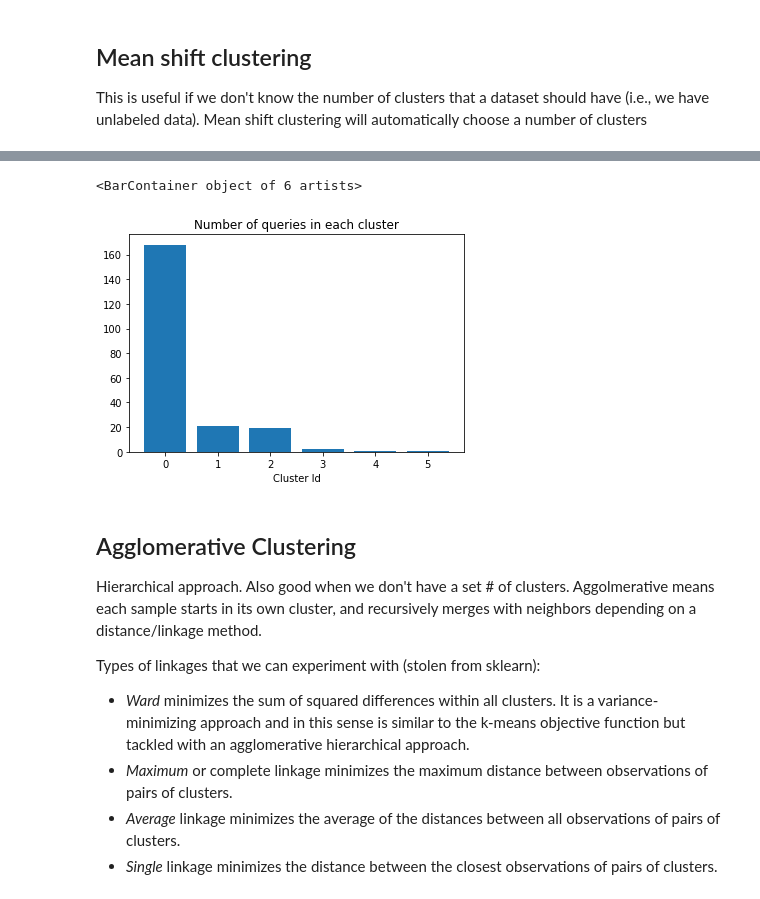
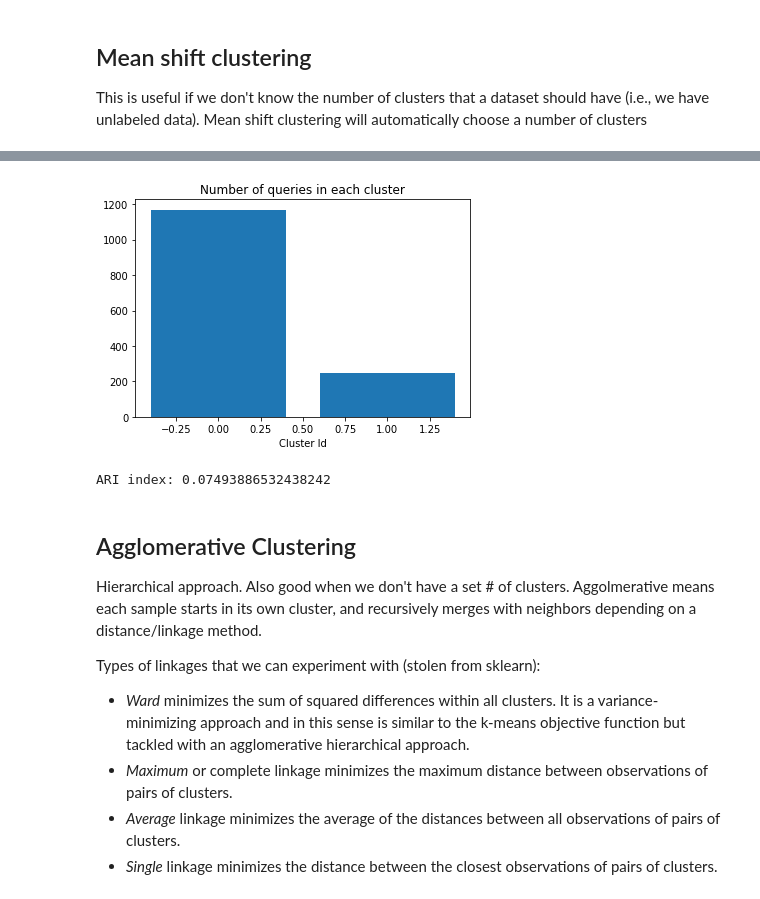
Before and after one commit to SushAzad/QueryClustering, a Jupyter notebook: cluster.ipynb, the cells around one changed output, grey strips where cells are left out. Cells and saved outputs as stored; diff of their text form; code cells hidden in the pictures.

```diff
--- a/cluster.ipynb
+++ b/cluster.ipynb
@@ -100,6 +184,6 @@ plt.bar(np.arange(NUM_CLUSTERS),np.bincount(clusters))
 # %%
-for idx, i in enumerate(clusters):
-    if i==5:
+for idx, i in enumerate(kmeans_clusters):
+    if i==2:
         print(queries[qids[idx]])
         print("\n")
 # %% [output]
@@ -144,10 +216,28 @@ array([0, 0, 0, 0, 0, 0, 0, 3, 0, 0, 2, 0, 0, 0, 0, 0, 0, 0, 0, 0, 0, 2,
 # %%
-plt.title("Number of queries in each cluster")
-plt.xlabel("Cluster Id")
-plt.bar(np.arange(NUM_CLUSTERS),np.bincount(clustering.labels_))
+def mean_shift(data):
+    clustering = MeanShift().fit(data)
+
+    x=clustering.labels_
+
+    temp={}
+    for i in x:
+        if i not in temp:
+            temp[i]=1
+
+    num_clusters=len(temp)
+    plt.title("Number of queries in each cluster")
+    plt.xlabel("Cluster Id")
+    plt.bar(np.arange(num_clusters),np.bincount(clustering.labels_))
+
+    return clustering.labels_
-# %% [output]
-<BarContainer object of 6 artists>
-[figure, removed]
+# %%
+ms_clustering = mean_shift(data)
+# %% [output]
+[figure, added]
+# %%
+get_ari(ms_clustering, labels)
+# %% [output]
+ARI index: 0.07493886532438242
 # %% [markdown]
 ## Agglomerative Clustering
 
```
Also changed, not shown: parts of 40 cells of this notebook, 2 other files.
